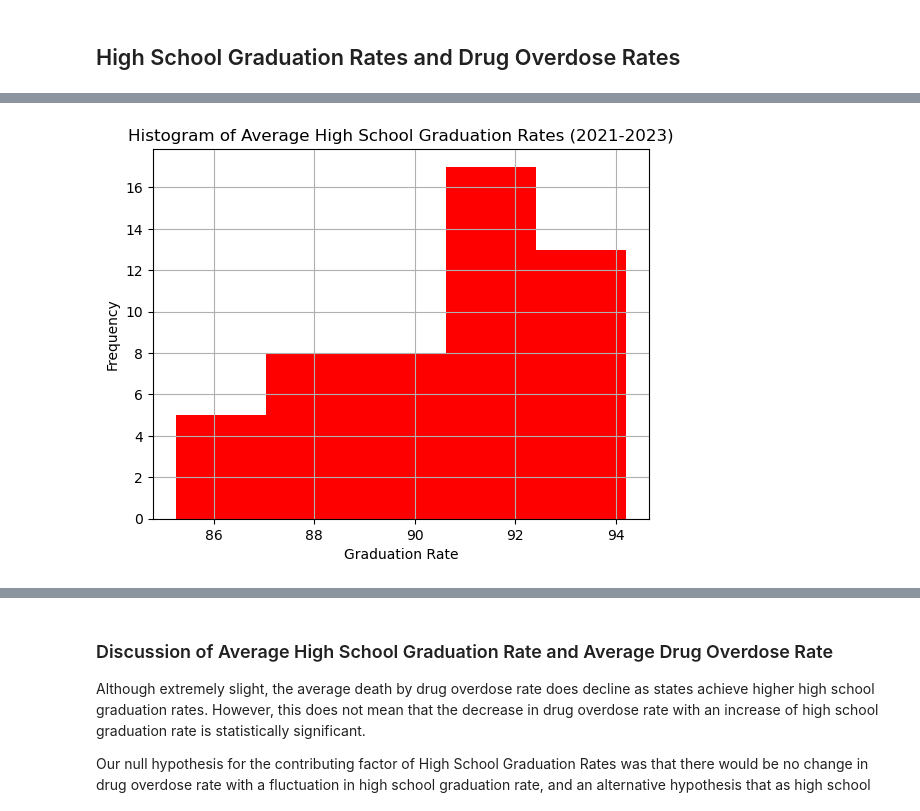
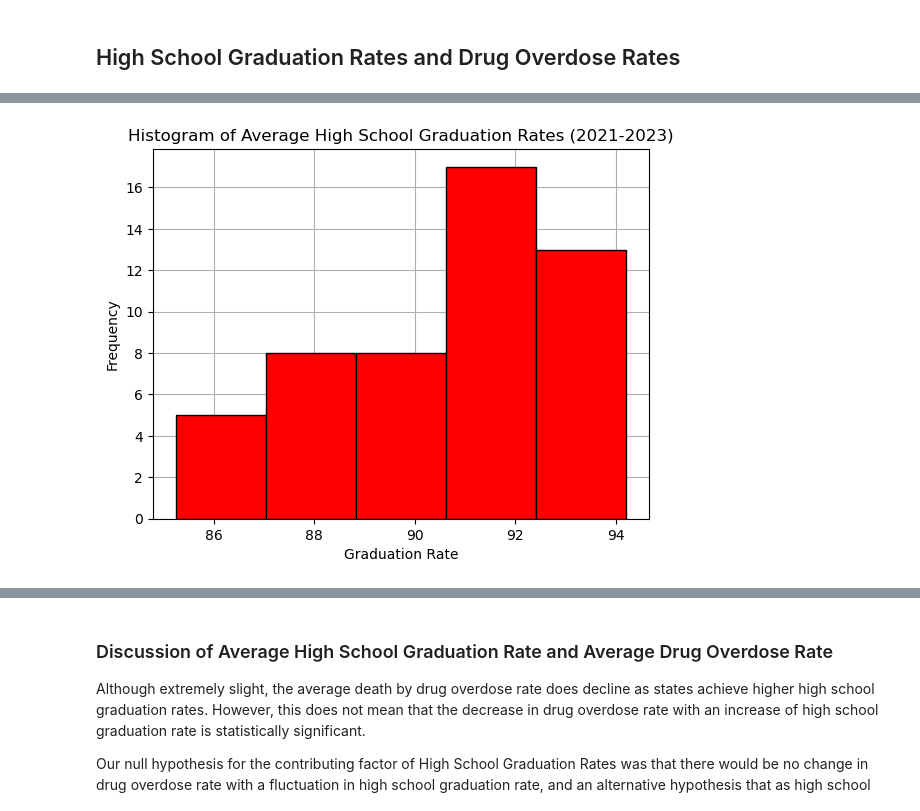
Before and after one commit to kileykarecki/Project-1, a Jupyter notebook: Drug_Overdose_and_Contributing_Factors.ipynb, the cells around one changed output, grey strips where cells are left out. Drawn from its saved outputs; the diff is of its cells as text; code cells hidden in the pictures.

```diff
--- a/Drug_Overdose_and_Contributing_Factors.ipynb
+++ b/Drug_Overdose_and_Contributing_Factors.ipynb
@@ -207,11 +270,14 @@ def linear_reg(df, x_col, y_col, color):
 # %%
-#Create a histogram to show the general trend of HS grad rates in the U.S
-OD_factors_final_df['Average High School Graduation Rate (2021-2023)'].hist(bins=5, color = "red")
+# Create a histogram to show the general trend of HS grad rates in the U.S
+
+OD_factors_final_df['Average High School Graduation Rate (2021-2023)'].hist(bins=5, color = "red", zorder=2, ec='black')
+
 plt.title('Histogram of Average High School Graduation Rates (2021-2023)')
 plt.xlabel('Graduation Rate')
 plt.ylabel('Frequency')
-#export graph as jpg
+
+# Export graph as jpg
 plt.savefig("HS_histogram.jpg")
 plt.show()
 # %% [output]
-[figure, old version]
+[figure, new version]
```
Also changed, not shown: parts of 23 cells of this notebook, 8 other files.
